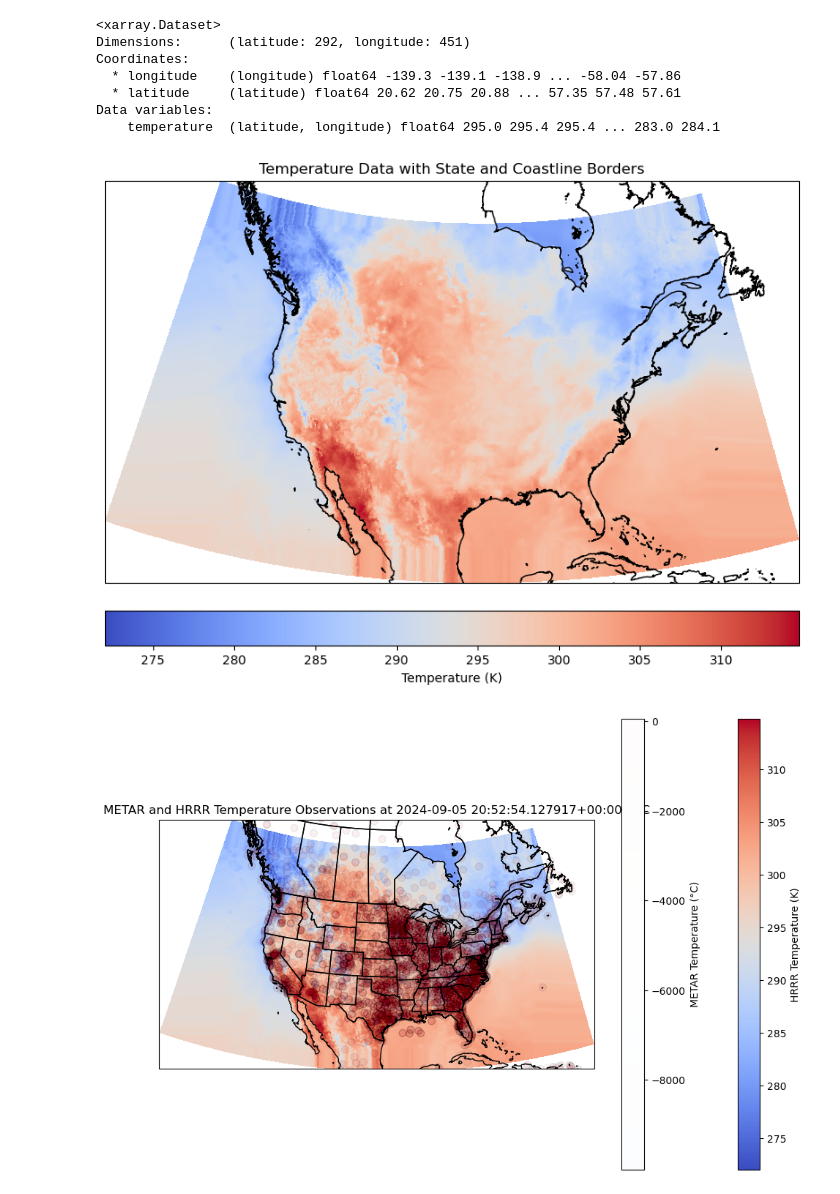
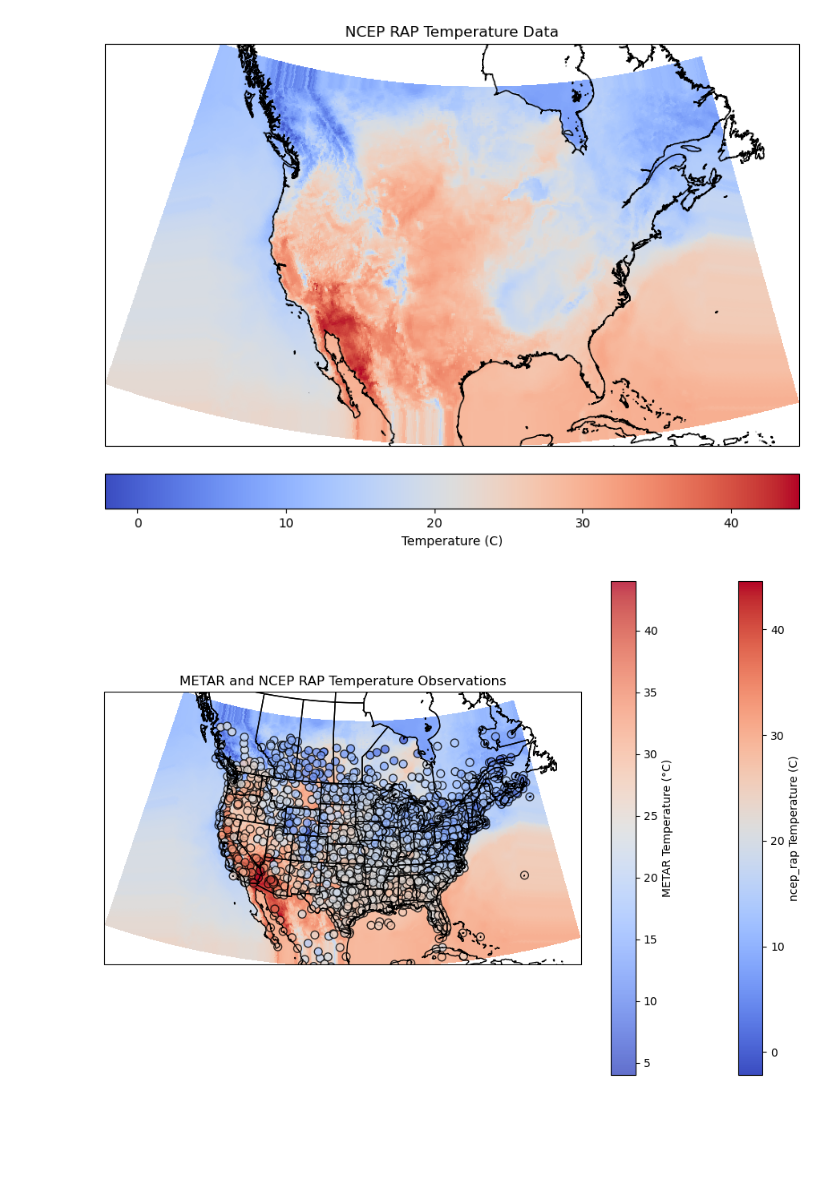
Before and after one commit to Using-Namespace-System/oQurrence, a Jupyter notebook: notebooks/ingest.ipynb, the cells around one changed output. Drawn from its saved outputs; the diff is of its cells as text; code cells hidden in the pictures; blank space fills up the shorter version.

Commit message:
Completed Observation Interpolation
todo: assimilation

```diff
--- a/notebooks/ingest.ipynb
+++ b/notebooks/ingest.ipynb
@@ -119,10 +128,9 @@ hrrr_dataset = lambert_to_platcarree(t,x,y,lambert_proj)
 
 def fetch_metar_data(start, end):
     # Set up request for METAR data
-    request = DataAccessLayer.newDataRequest()
-    request.setDatatype("obs")
-    request.setParameters("temperature")
-    request.addIdentifier("reportType", "METAR")
+    request = DataAccessLayer.newDataRequest("obs", envelope=envelope)
+    params = ["temperature", "longitude", "latitude", "stationName"]
+    request.setParameters(*(params))
 
     # Set the desired time for the request
     #request.setTimeRange(time)
@@ -130,41 +138,40 @@ def fetch_metar_data(start, end):
     window = TimeRange(start,end)
 
     # Retrieve the METAR observations from the EDEX server
-    #DataAccessLayer.getAvailableTimes(request)
-    metar_data = DataAccessLayer.getGeometryData(request,window)
-
-
+    response = DataAccessLayer.getGeometryData(request,window)
+    obs = DataAccessLayer.getMetarObs(response)
+    md = pd.DataFrame({
+        "temperature": obs['temperature'],
+        "longitude": obs['longitude'],
+        "latitude": obs['latitude']
+    })
+    md_filtered = md[(md['temperature'] > -50) & (md['temperature'] < 60)]
+    return md_filtered
+'''
     lons, lats, temps = [], [], []
 
     # Extract latitude, longitude, and temperature from the observations
     for data in metar_data:
         if data.getNumber("temperature") is not None:
+            #data.getLocationName()
             lons.append(data.getGeometry().x)
             lats.append(data.getGeometry().y)
             temps.append(data.getNumber("temperature"))
 
-    return lons, lats, temps
+
+'''
+
 
 # Fetch METAR data for the current time (use UTC)
 
-metar_lons, metar_lats, metar_temps = fetch_metar_data(initial_time,window_end)
+metar_data = fetch_metar_data(initial_time,window_end)
-# %%
-hrrr_dataset
-# %% [output]
-<xarray.Dataset>
-Dimensions:      (latitude: 292, longitude: 451)
-Coordinates:
-  * longitude    (longitude) float64 -139.3 -139.1 -138.9 ... -58.04 -57.86
-  * latitude     (latitude) float64 20.62 20.75 20.88 ... 57.35 57.48 57.61
-Data variables:
-    temperature  (latitude, longitude) float64 295.0 295.4 295.4 ... 283.0 284.1
 # %%
 # Plot with Cartopy (Lambert Conformal projection)
 plt.figure(figsize=(10, 8))
 ax = plt.axes(projection = lambert_crs)
 
 # Plot the temperature data using pcolormesh, with lat/lon
-temp_plot = ax.pcolormesh(hrrr_dataset.longitude, hrrr_dataset.latitude, hrrr_dataset.temperature,
+temp_plot = ax.pcolormesh(ncep_rap_dataset.longitude, ncep_rap_dataset.latitude, ncep_rap_dataset.temperature,
                            transform = ccrs.PlateCarree(), cmap='coolwarm')
 
 # Add coastlines and states
@@ -173,44 +180,44 @@ ax.coastlines(resolution='10m')  # Coastlines at 10m resolution
 #ax.add_feature(cfeature.STATES.with_scale('10m'), edgecolor='black')  # US state borders
 
 # Add colorbar
-plt.colorbar(temp_plot, label="Temperature (K)", orientation="horizontal", pad=0.05)
+plt.colorbar(temp_plot, label="Temperature (C)", orientation="horizontal", pad=0.05)
 
 # Set the extent (longitude and latitude range)
 
 #ax.set_extent(extent)
 # Title and display
-plt.title("Temperature Data with State and Coastline Borders")
+plt.title("NCEP RAP Temperature Data")
 plt.show()
 # %% [output]
-[figure, old version]
+[figure, new version]
 # %%
 # Plotting the data on a map using Cartopy
-def plot_data(metar_lons, metar_lats, metar_temps, hrrr_lons, hrrr_lats, hrrr_temps, crs_, ext):
+def plot_data(metar_lons, metar_lats, metar_temps, ncep_rap_lons, ncep_rap_lats, ncep_rap_temps, crs_, ext):
     fig = plt.figure(figsize=(12, 8))
     ax = plt.axes(projection=crs_)
 
     # Set extent to cover the continental US
     ax.set_extent(ext, crs=ccrs.PlateCarree())
 
     # Add coastlines, borders, and state lines
     ax.add_feature(cfeature.COASTLINE)
     ax.add_feature(cfeature.BORDERS)
     ax.add_feature(cfeature.STATES)
 
-    # Plot HRRR temperature data (assumed to be on a grid)
-    sc1 = ax.pcolormesh(hrrr_lons, hrrr_lats, hrrr_temps, cmap='coolwarm', transform=ccrs.PlateCarree(), alpha=1)
-    plt.colorbar(sc1, ax=ax, orientation='vertical', label='HRRR Temperature (K)')
+    # Plot ncep_rap temperature data (assumed to be on a grid)
+    sc1 = ax.pcolormesh(ncep_rap_lons, ncep_rap_lats, ncep_rap_temps, cmap='coolwarm', transform=ccrs.PlateCarree(), alpha=1)
+    plt.colorbar(sc1, ax=ax, orientation='vertical', label='ncep_rap Temperature (C)')
 
     # Plot METAR temperature observations
-    sc2 = ax.scatter(metar_lons, metar_lats, c=metar_temps, cmap='coolwarm', s=50, edgecolor='k', transform=ccrs.PlateCarree(), alpha=0.01)
+    sc2 = ax.scatter(metar_lons, metar_lats, c=metar_temps, cmap='coolwarm', s=50, edgecolor='k', transform=ccrs.PlateCarree(), alpha=0.8)
     plt.colorbar(sc2, ax=ax, orientation='vertical', label='METAR Temperature (°C)')
 
-    plt.title(f'METAR and HRRR Temperature Observations at {initial_time} UTC')
+    plt.title(f'METAR and NCEP RAP Temperature Observations')
     plt.show()
 
 # Plot both datasets together
-plot_data(metar_lons, metar_lats, metar_temps,
-           hrrr_dataset.longitude, hrrr_dataset.latitude, hrrr_dataset.temperature,
+plot_data(metar_data.longitude, metar_data.latitude, metar_data.temperature,
+           ncep_rap_dataset.longitude, ncep_rap_dataset.latitude, ncep_rap_dataset.temperature,
            lambert_crs, extent)
 # %% [output]
-[figure, old version]
+[figure, new version]
```
Also changed, not shown: parts of 5 cells of this notebook.
